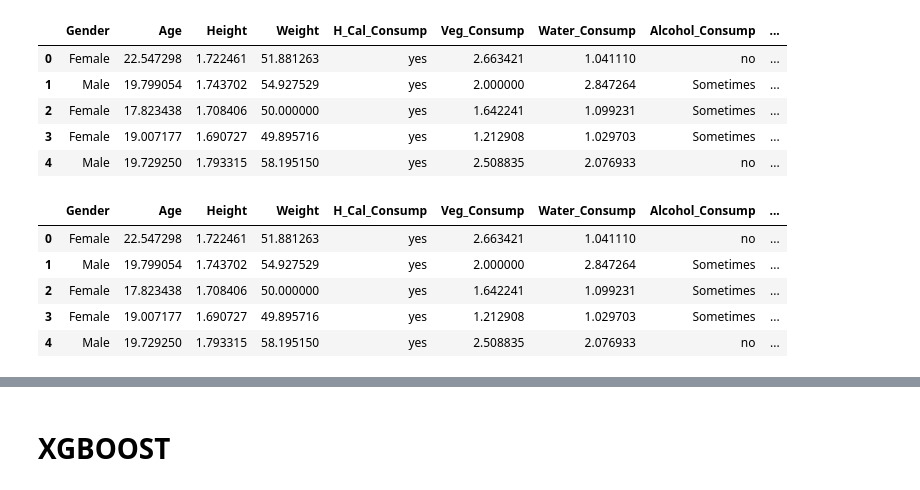
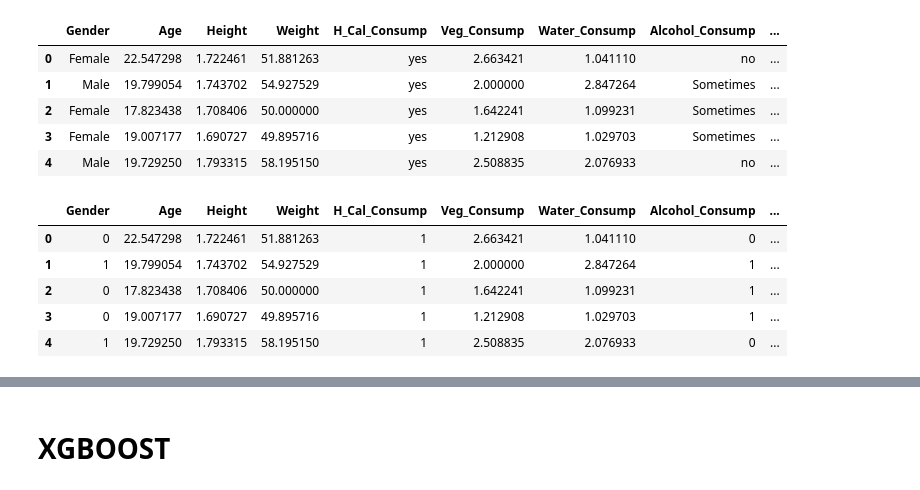
Before and after one commit to abeerhbadr/ML_Project-Body_Level_Classification, a Jupyter notebook: Models_No_CV/model_selection.ipynb, the cells around one changed output, grey strips where cells are left out. Cells and saved outputs as stored; diff of their text form; code cells hidden in the pictures.

Commit message:
features: augmented BMI + ordinal label_encoder, XGBoost hit 100% F1

```diff
--- a/Models_No_CV/model_selection.ipynb
+++ b/Models_No_CV/model_selection.ipynb
@@ -20,4 +20,0 @@ applySmote = False
-# %%
-preprocessor = Preprocessor()
-df_h = preprocessor.preprocess()
-df_h.head()
@@ -32,5 +21,5 @@ df_h.head()
 # %%
-df_h = pd.read_csv('../dataset/body_level_classification_train.csv')
+df_h = preprocessor.ReadData(pth='../Dataset/body_level_classification_train.csv', label='Body_Level')
 df_h.head()
 # %% [output]
 |  | Gender | Age | Height | Weight | H_Cal_Consump | Veg_Consump | Water_Consump | Alcohol_Consump | ... |
@@ -39,12 +28,32 @@ df_h.head()
 | 2 | Female | 17.823438 | 1.708406 | 50.000000 | yes | 1.642241 | 1.099231 | Sometimes | ... |
 | 3 | Female | 19.007177 | 1.690727 | 49.895716 | yes | 1.212908 | 1.029703 | Sometimes | ... |
 | 4 | Male | 19.729250 | 1.793315 | 58.195150 | yes | 2.508835 | 2.076933 | no | ... |
-# %%
-df_h.head()
-# %% [output]
-|  | Gender | Age | Height | Weight | H_Cal_Consump | Veg_Consump | Water_Consump | Alcohol_Consump | ... |
-| 0 | Female | 22.547298 | 1.722461 | 51.881263 | yes | 2.663421 | 1.041110 | no | ... |
-| 1 | Male | 19.799054 | 1.743702 | 54.927529 | yes | 2.000000 | 2.847264 | Sometimes | ... |
-| 2 | Female | 17.823438 | 1.708406 | 50.000000 | yes | 1.642241 | 1.099231 | Sometimes | ... |
-| 3 | Female | 19.007177 | 1.690727 | 49.895716 | yes | 1.212908 | 1.029703 | Sometimes | ... |
-| 4 | Male | 19.729250 | 1.793315 | 58.195150 | yes | 2.508835 | 2.076933 | no | ... |
+# %%
+# add augmented columns like BMI ...
+AGGREGATE = True
+DISCRETIZE = False
+# one hot encoding for categorical columns
+ONE_HOT = False
+# resample data
+RESAMPLE = False
+# resmapling using SMOTE
+APPLY_SMOTE = False
+# Preprocess
+df_h = preprocessor.LabelOrdinalEncode(df_h)
+if AGGREGATE:
+    df_h = preprocessor.Aggregate(df_h, discretize=DISCRETIZE)
+if ONE_HOT:
+    df_h = preprocessor.OneHotEncode(df_h, label='Body_Level')
+if APPLY_SMOTE:
+    df_h = preprocessor.SMOTE(df_h)
+elif RESAMPLE:
+    df_h = preprocessor.Resample(df_h)
+#
+df_h.head()
+# %% [output]
+|  | Gender | Age | Height | Weight | H_Cal_Consump | Veg_Consump | Water_Consump | Alcohol_Consump | ... |
+| 0 | 0 | 22.547298 | 1.722461 | 51.881263 | 1 | 2.663421 | 1.041110 | 0 | ... |
+| 1 | 1 | 19.799054 | 1.743702 | 54.927529 | 1 | 2.000000 | 2.847264 | 1 | ... |
+| 2 | 0 | 17.823438 | 1.708406 | 50.000000 | 1 | 1.642241 | 1.099231 | 1 | ... |
+| 3 | 0 | 19.007177 | 1.690727 | 49.895716 | 1 | 1.212908 | 1.029703 | 1 | ... |
+| 4 | 1 | 19.729250 | 1.793315 | 58.195150 | 1 | 2.508835 | 2.076933 | 0 | ... |
```
Also changed, not shown: parts of 15 cells of this notebook, 1 other file.
